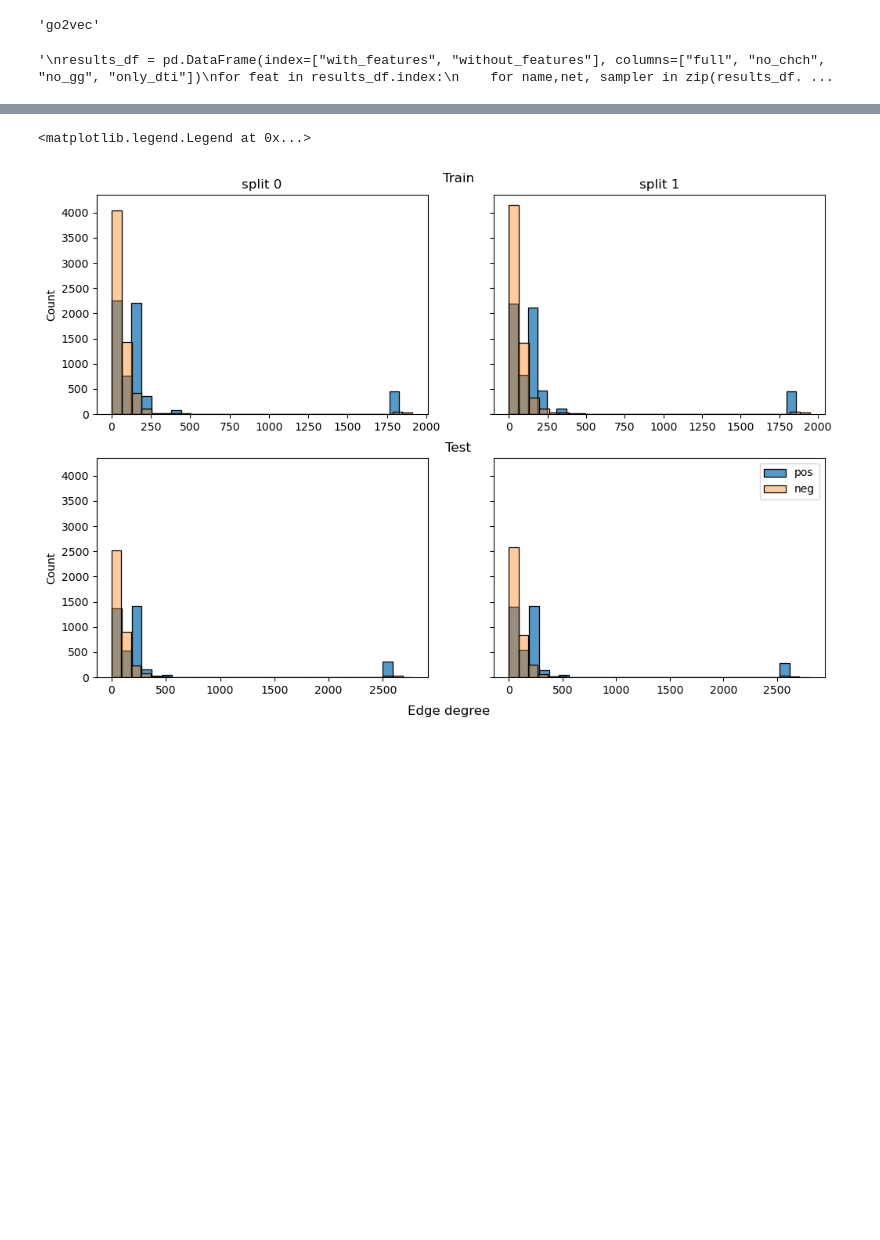
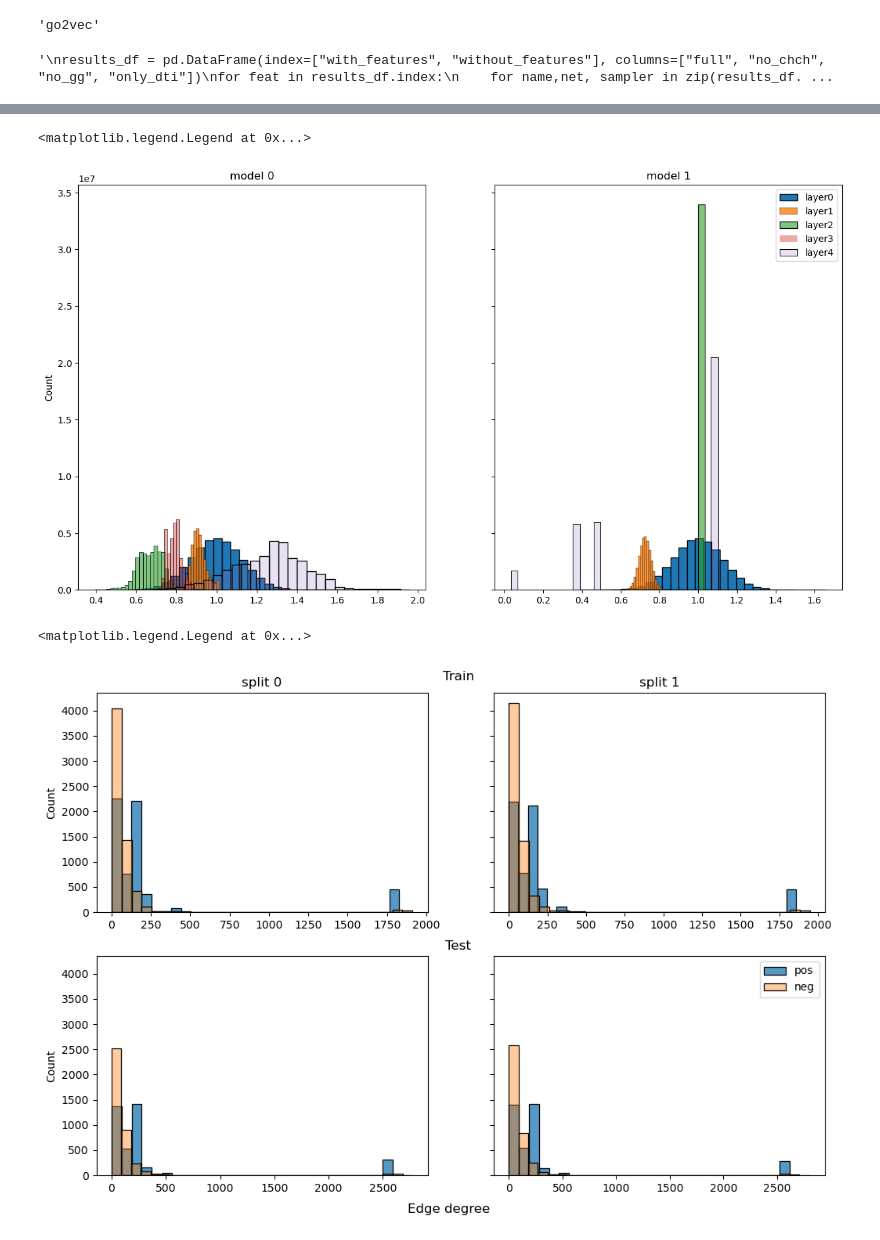
Before and after one commit to nyanovsky/tesis, a Jupyter notebook: gnn_interface/test_interface.ipynb, the cells around one changed output, grey strips where cells are left out. Drawn from its saved outputs; the diff is of its cells as text; code cells hidden in the pictures; blank space fills up the shorter version.

```diff
--- a/gnn_interface/test_interface.ipynb
+++ b/gnn_interface/test_interface.ipynb
@@ -242,0 +306,16 @@ print(model_1.evaluate(split_0["test"]))
+# %%
+fig, axes = plt.subplots(1,2,sharey=True, figsize=(15,8))
+
+for i in range(5):
+    cos_dists_0_k4_i = cos_dist_matrix(embs_0_k4[i]["chem"], embs_0_k4[i]["gene"]).detach().cpu()
+    cos_dists_1_k4_i = cos_dist_matrix(embs_1_k4[i]["chem"], embs_1_k4[i]["gene"]).detach().cpu()
+
+    sns.histplot(cos_dists_0_k4_i.view(-1), label=f"layer{i}", ax=axes[0], alpha=1-i*0.2, bins=30)
+    sns.histplot(cos_dists_1_k4_i.view(-1), label=f"layer{i}", ax=axes[1], alpha=1-i*0.2, bins=30)
+
+axes[0].set_title("model 0")
+axes[1].set_title("model 1")
+plt.legend()
+# %% [output]
+<matplotlib.legend.Legend at 0x...>
+[figure, added]
```
Also changed, not shown: parts of 15 cells of this notebook.
